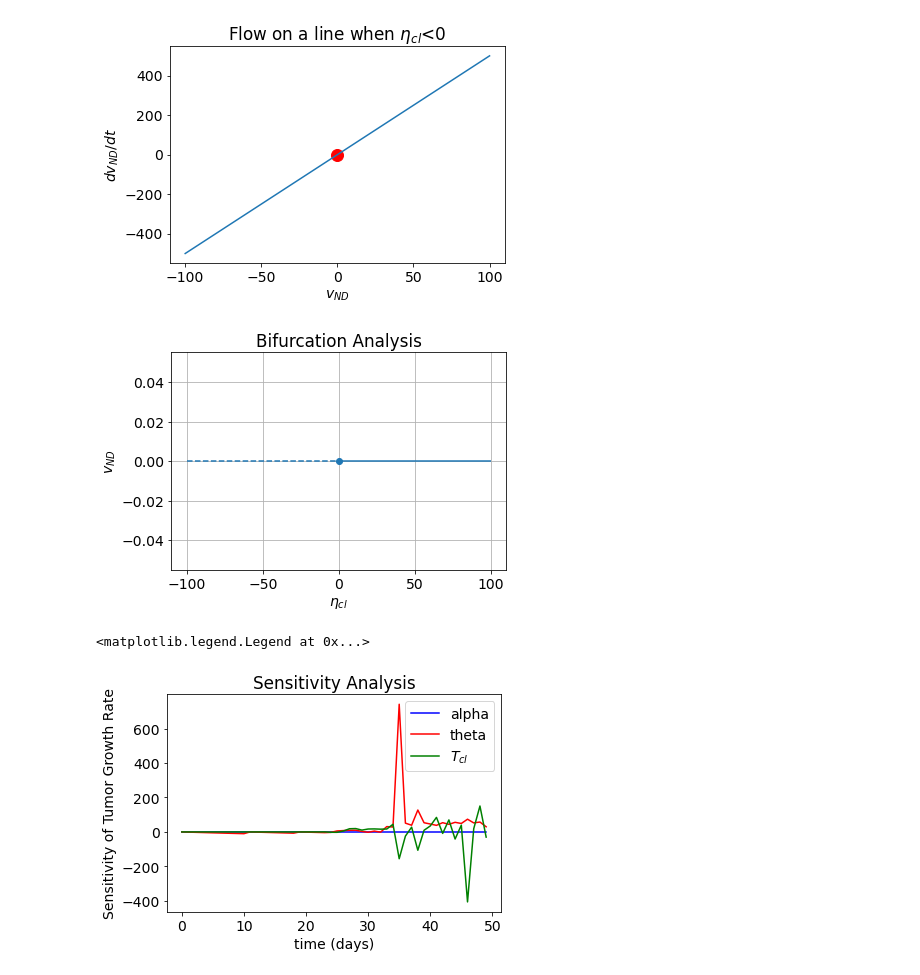
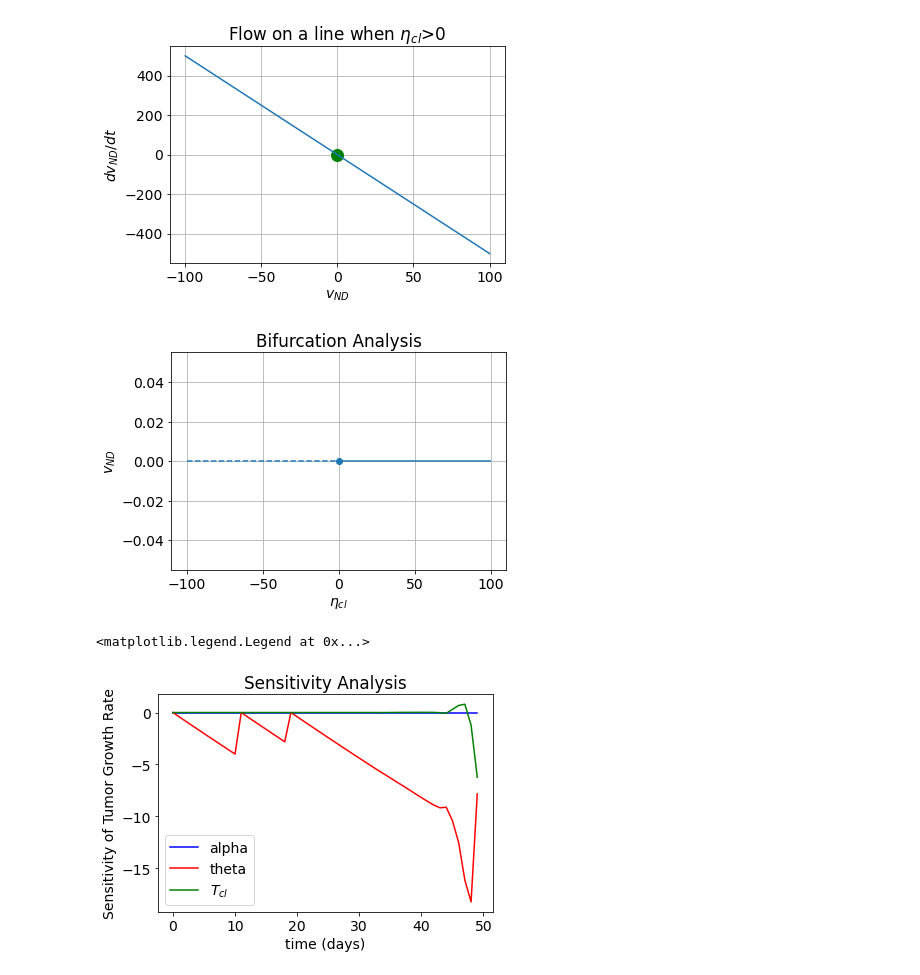
Before and after one commit to poojac831/Modeling-Tumor-Volume-using-ODEs, a Jupyter notebook: Project2.ipynb, the cells around one changed output. Drawn from its saved outputs; the diff is of its cells as text; code cells hidden in the pictures.

Commit message:
updated comments and made graphs pretty

```diff
--- a/Project2.ipynb
+++ b/Project2.ipynb
@@ -186,27 +202,30 @@ Text(0, 0.5, 'Tumor Volume (cc)')
 # %%
-#bifurcation analysis - Tcl
+#bifurcation analysis - ncl
 #choosing to analyze after radiation treatment is over -> important for measuring relapse or recurrence of cancer
 #dvnd/dt = -ncl*vND
 
+#defining derivative
 def dvndt(ncl,vND):
     dvndt = -ncl*vND
     return dvndt
 
+#solving derivative
 y_values = np.linspace(-100,100,100)
 
 dydt_values = []
 for m in y_values:
-    dydt_values.append(dvndt(-5,m)) #using optimized value for ncl
+    dydt_values.append(dvndt(5,m)) #using optimized value for ncl
 
 # Plot derivative vs y
 plt.rcParams.update({'font.size': 14})  # increase the font size
 plt.xlabel("$v_{ND}$")
 plt.ylabel("$dv_{ND}/dt$")
-plt.title("Flow on a line when $\eta_{cl}$<0")
-plt.plot([0],[0], color='red', marker = 'o', linestyle = 'none',markersize=12);
+plt.title("Flow on a line when $\eta_{cl}$>0")
+plt.plot([0],[0], color='green', marker = 'o', linestyle = 'none',markersize=12);
 plt.plot(y_values,dydt_values);
+plt.grid()
 
-
+#plot bifurcation chart
 plt.figure()
 plt.plot(0,0,marker='o')
 plt.hlines(y=0,xmin=-100,xmax=0,linestyle='--')
@@ -216,37 +235,37 @@ plt.xlabel("$\eta_{cl}$")
 plt.ylabel("$v_{ND}$")
 plt.grid()
 # %% [output]
-[figure, old version]
+[figure, new version]
 [figure]
 # %%
-#parametric analysis - trial 4 situation only!
-#changing alpha
-ODEbeforex4 = odeint(tumorbefore,inicbefore,timebefore,args=(D[4],alpha*1.01,Td0,theta,Tcl))
-ODEduringx4 = odeint(tumorduring,inicduringx4,timeduring,args=(D[4],alpha*1.01,Td0,theta,Tcl))
-ODEafterx4 = odeint(tumorafter,inicafterx4,timeafter,args=(D[4],alpha*1.01,Td0,theta,Tcl))
+#local parametric analysis - trial 4 situation only!
+#changing alpha by 1%
+ODEbeforex4 = odeint(tumorbefore,inicbefore,timebefore,args=(D[4],alpha*1.01,lam0,theta,Tcl))
+ODEduringx4 = odeint(tumorduring,inicduringx4,timeduring,args=(D[4],alpha*1.01,lam0,theta,Tcl))
+ODEafterx4 = odeint(tumorafter,inicafterx4,timeafter,args=(D[4],alpha*1.01,lam0,theta,Tcl))
 ODE4_1 = np.concatenate([ODEbeforex4,ODEduringx4,ODEafterx4])
 
-#changing theta
-ODEbeforex4 = odeint(tumorbefore,inicbefore,timebefore,args=(D[4],alpha,Td0,theta*1.01,Tcl))
-ODEduringx4 = odeint(tumorduring,inicduringx4,timeduring,args=(D[4],alpha,Td0,theta*1.01,Tcl))
-ODEafterx4 = odeint(tumorafter,inicafterx4,timeafter,args=(D[4],alpha,Td0,theta*1.01,Tcl))
+#changing theta by 1%
+ODEbeforex4 = odeint(tumorbefore,inicbefore,timebefore,args=(D[4],alpha,lam0,theta*1.01,Tcl))
+ODEduringx4 = odeint(tumorduring,inicduringx4,timeduring,args=(D[4],alpha,lam0,theta*1.01,Tcl))
+ODEafterx4 = odeint(tumorafter,inicafterx4,timeafter,args=(D[4],alpha,lam0,theta*1.01,Tcl))
 ODE4_2 = np.concatenate([ODEbeforex4,ODEduringx4,ODEafterx4])
 
-#changing Tcl
-ODEbeforex4 = odeint(tumorbefore,inicbefore,timebefore,args=(D[4],alpha,Td0,theta,Tcl*1.01))
-ODEduringx4 = odeint(tumorduring,inicduringx4,timeduring,args=(D[4],alpha,Td0,theta,Tcl*1.01))
-ODEafterx4 = odeint(tumorafter,inicafterx4,timeafter,args=(D[4],alpha,Td0,theta,Tcl*1.01))
+#changing Tcl by 1%
+ODEbeforex4 = odeint(tumorbefore,inicbefore,timebefore,args=(D[4],alpha,lam0,theta,Tcl*1.01))
+ODEduringx4 = odeint(tumorduring,inicduringx4,timeduring,args=(D[4],alpha,lam0,theta,Tcl*1.01))
+ODEafterx4 = odeint(tumorafter,inicafterx4,timeafter,args=(D[4],alpha,lam0,theta,Tcl*1.01))
 ODE4_3 = np.concatenate([ODEbeforex4,ODEduringx4,ODEafterx4])
 
 # Plot the numerical solution
 plt.rcParams.update({'font.size': 14})  # increase the font size
 plt.xlabel("time (days)")
 plt.ylabel("Sensitivity of Tumor Growth Rate")
 plt.title("Sensitivity Analysis")
 plt.plot(time, ((ODE4_1[:,2] - ODE4response[:,2])/ODE4response[:,2])/0.01,'b', label = "alpha");
 plt.plot(time, ((ODE4_2[:,2] - ODE4response[:,2])/ODE4response[:,2])/0.01,'r', label = "theta");
 plt.plot(time,((ODE4_3[:,2] - ODE4response[:,2])/ODE4response[:,2])/0.01,'g', label = "$T_{cl}$");
 plt.legend()
 # %% [output]
 <matplotlib.legend.Legend at 0x...>
-[figure, old version]
+[figure, new version]
```
Also changed, not shown: parts of 1 cell of this notebook.
